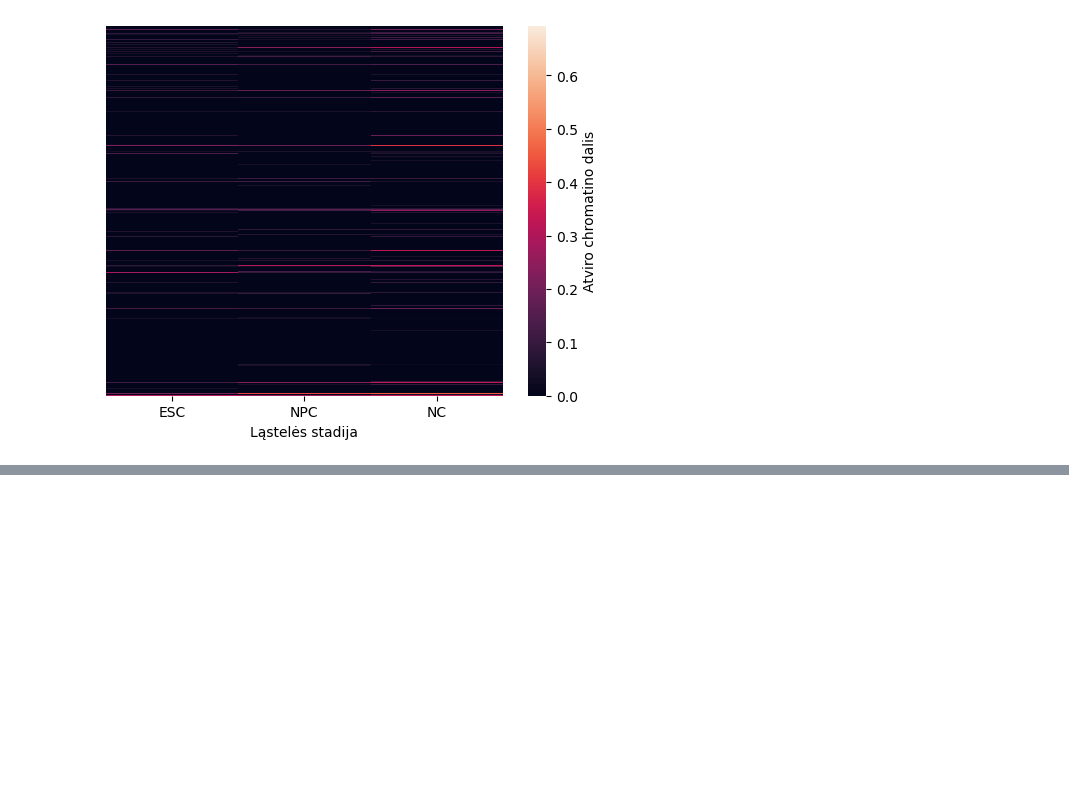
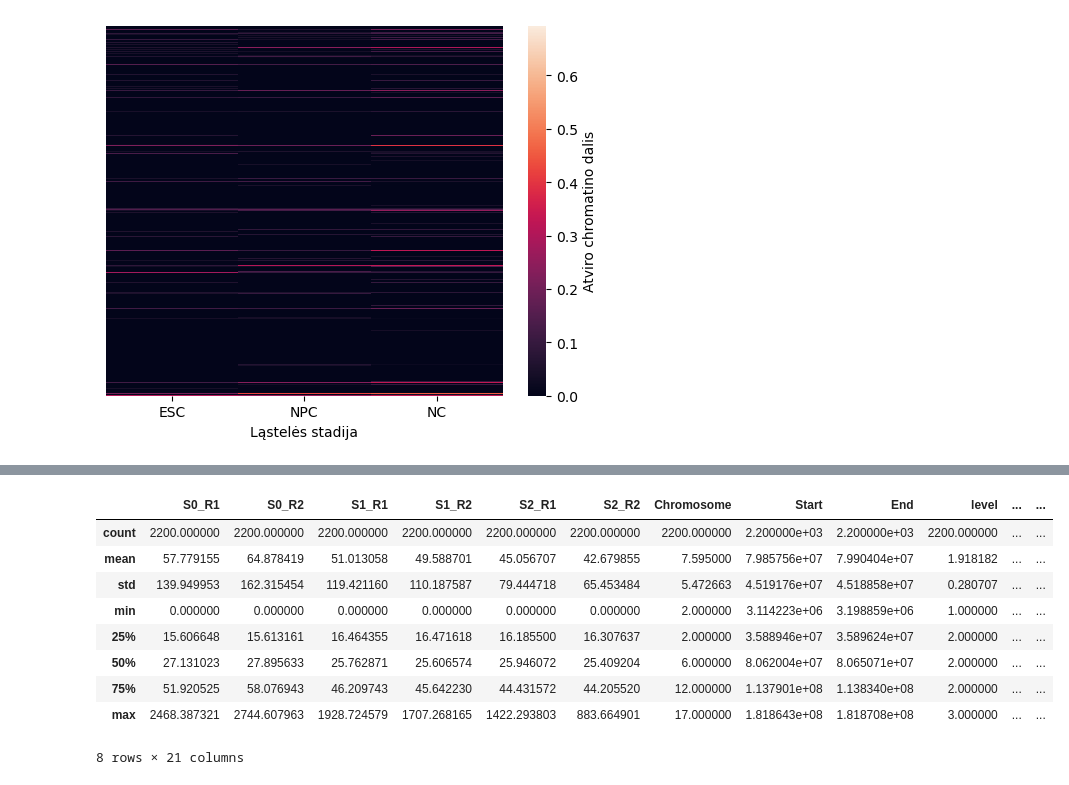
Before and after one commit to lu-kup/bio-baigiamasis, a Jupyter notebook: scripts/gene_analysis.ipynb, the cells around one changed output, grey strips where cells are left out. Cells and saved outputs as stored; diff of their text form; code cells hidden in the pictures; blank space fills up the shorter version.

```diff
--- a/scripts/gene_analysis.ipynb
+++ b/scripts/gene_analysis.ipynb
@@ -764,0 +794,13 @@ Text(0.5, 23.52222222222222, 'Ląstelės stadija')
+# %%
+f2.describe()
+# %% [output]
+|  | S0_R1 | S0_R2 | S1_R1 | S1_R2 | S2_R1 | S2_R2 | Chromosome | Start | End | level | ... | ... |
+| count | 2200.000000 | 2200.000000 | 2200.000000 | 2200.000000 | 2200.000000 | 2200.000000 | 2200.000000 | 2.200000e+03 | 2.200000e+03 | 2200.000000 | ... | ... |
+| mean | 57.779155 | 64.878419 | 51.013058 | 49.588701 | 45.056707 | 42.679855 | 7.595000 | 7.985756e+07 | 7.990404e+07 | 1.918182 | ... | ... |
+| std | 139.949953 | 162.315454 | 119.421160 | 110.187587 | 79.444718 | 65.453484 | 5.472663 | 4.519176e+07 | 4.518858e+07 | 0.280707 | ... | ... |
+| min | 0.000000 | 0.000000 | 0.000000 | 0.000000 | 0.000000 | 0.000000 | 2.000000 | 3.114223e+06 | 3.198859e+06 | 1.000000 | ... | ... |
+| 25% | 15.606648 | 15.613161 | 16.464355 | 16.471618 | 16.185500 | 16.307637 | 2.000000 | 3.588946e+07 | 3.589624e+07 | 2.000000 | ... | ... |
+| 50% | 27.131023 | 27.895633 | 25.762871 | 25.606574 | 25.946072 | 25.409204 | 6.000000 | 8.062004e+07 | 8.065071e+07 | 2.000000 | ... | ... |
+| 75% | 51.920525 | 58.076943 | 46.209743 | 45.642230 | 44.431572 | 44.205520 | 12.000000 | 1.137901e+08 | 1.138340e+08 | 2.000000 | ... | ... |
+| max | 2468.387321 | 2744.607963 | 1928.724579 | 1707.268165 | 1422.293803 | 883.664901 | 17.000000 | 1.818643e+08 | 1.818708e+08 | 3.000000 | ... | ... |
+8 rows × 21 columns
```
Also changed, not shown: parts of 6 cells of this notebook.
